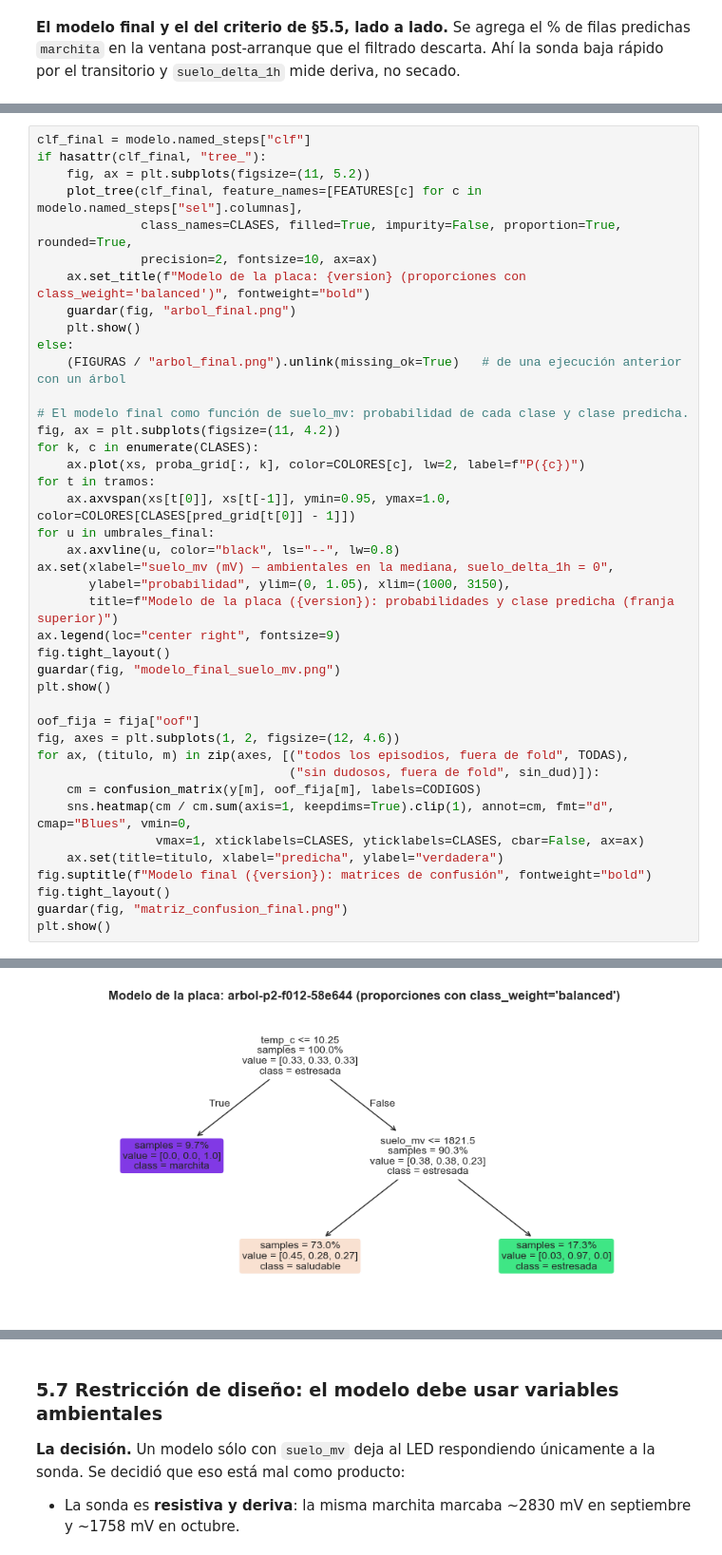
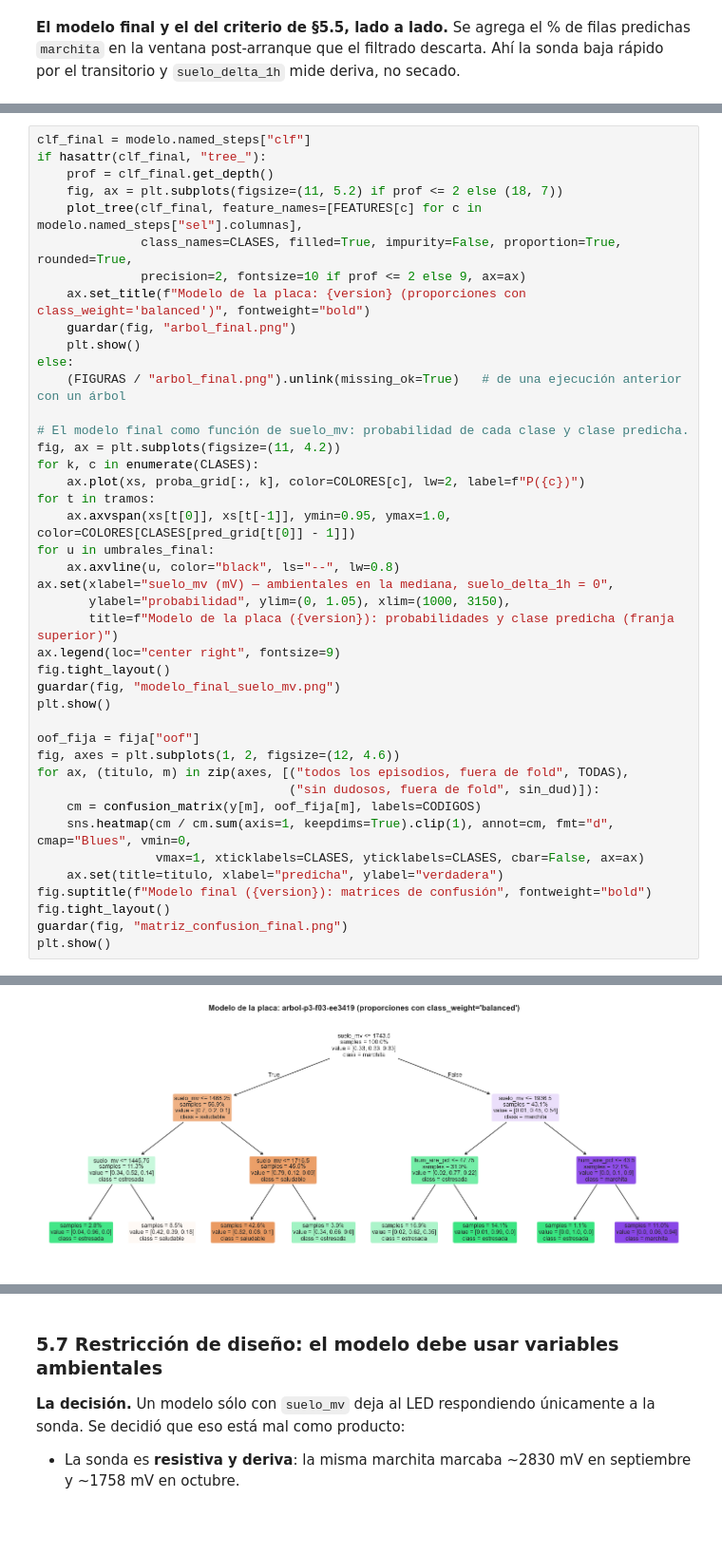
Before and after one commit to phillipbowles/IA_Ruperto, a Jupyter notebook: notebooks/03_modelos.ipynb, the cells around one changed output, grey strips where cells are left out. Shown at 95% size. Saved outputs shown, nothing was run; the diff lists cells and outputs as text; blank space fills up the shorter version.

```diff
--- a/notebooks/03_modelos.ipynb
+++ b/notebooks/03_modelos.ipynb
@@ -1010,10 +1028,11 @@ clase predicha por tramo de suelo_mv (mV), con las ambientales en la mediana:
 # %%
 clf_final = modelo.named_steps["clf"]
 if hasattr(clf_final, "tree_"):
-    fig, ax = plt.subplots(figsize=(11, 5.2))
+    prof = clf_final.get_depth()
+    fig, ax = plt.subplots(figsize=(11, 5.2) if prof <= 2 else (18, 7))
     plot_tree(clf_final, feature_names=[FEATURES[c] for c in modelo.named_steps["sel"].columnas],
               class_names=CLASES, filled=True, impurity=False, proportion=True, rounded=True,
-              precision=2, fontsize=10, ax=ax)
+              precision=2, fontsize=10 if prof <= 2 else 9, ax=ax)
     ax.set_title(f"Modelo de la placa: {version} (proporciones con class_weight='balanced')", fontweight="bold")
     guardar(fig, "arbol_final.png")
     plt.show()
@@ -1023,32 +1042,32 @@ else:
 # El modelo final como función de suelo_mv: probabilidad de cada clase y clase predicha.
 fig, ax = plt.subplots(figsize=(11, 4.2))
 for k, c in enumerate(CLASES):
     ax.plot(xs, proba_grid[:, k], color=COLORES[c], lw=2, label=f"P({c})")
 for t in tramos:
     ax.axvspan(xs[t[0]], xs[t[-1]], ymin=0.95, ymax=1.0, color=COLORES[CLASES[pred_grid[t[0]] - 1]])
 for u in umbrales_final:
     ax.axvline(u, color="black", ls="--", lw=0.8)
 ax.set(xlabel="suelo_mv (mV) — ambientales en la mediana, suelo_delta_1h = 0",
        ylabel="probabilidad", ylim=(0, 1.05), xlim=(1000, 3150),
        title=f"Modelo de la placa ({version}): probabilidades y clase predicha (franja superior)")
 ax.legend(loc="center right", fontsize=9)
 fig.tight_layout()
 guardar(fig, "modelo_final_suelo_mv.png")
 plt.show()
 
 oof_fija = fija["oof"]
 fig, axes = plt.subplots(1, 2, figsize=(12, 4.6))
 for ax, (titulo, m) in zip(axes, [("todos los episodios, fuera de fold", TODAS),
                                   ("sin dudosos, fuera de fold", sin_dud)]):
     cm = confusion_matrix(y[m], oof_fija[m], labels=CODIGOS)
     sns.heatmap(cm / cm.sum(axis=1, keepdims=True).clip(1), annot=cm, fmt="d", cmap="Blues", vmin=0,
                 vmax=1, xticklabels=CLASES, yticklabels=CLASES, cbar=False, ax=ax)
     ax.set(title=titulo, xlabel="predicha", ylabel="verdadera")
 fig.suptitle(f"Modelo final ({version}): matrices de confusión", fontweight="bold")
 fig.tight_layout()
 guardar(fig, "matriz_confusion_final.png")
 plt.show()
 # %% [output]
 figura: docs/entrega2/fig/arbol_final.png
-[figure, old version]
+[figure, new version]
 figura: docs/entrega2/fig/modelo_final_suelo_mv.png
```
Also changed, not shown: parts of 51 cells of this notebook, 37 other files.
